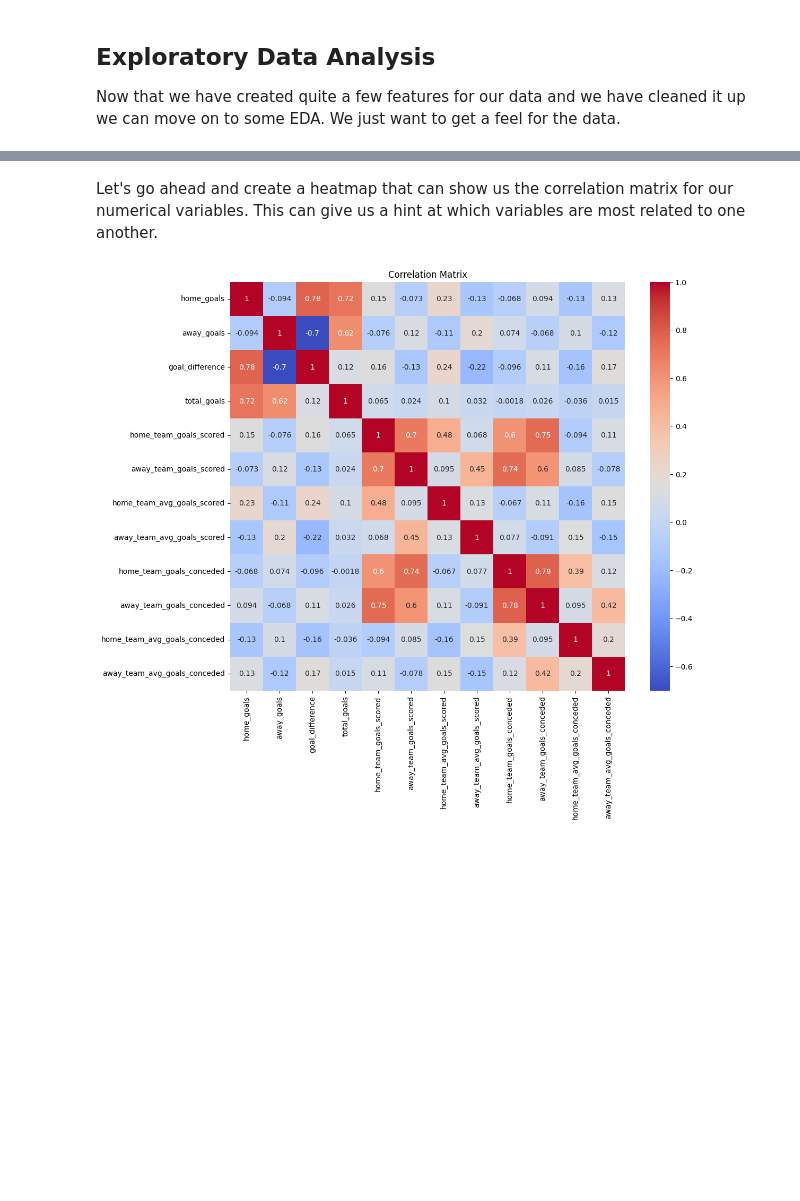
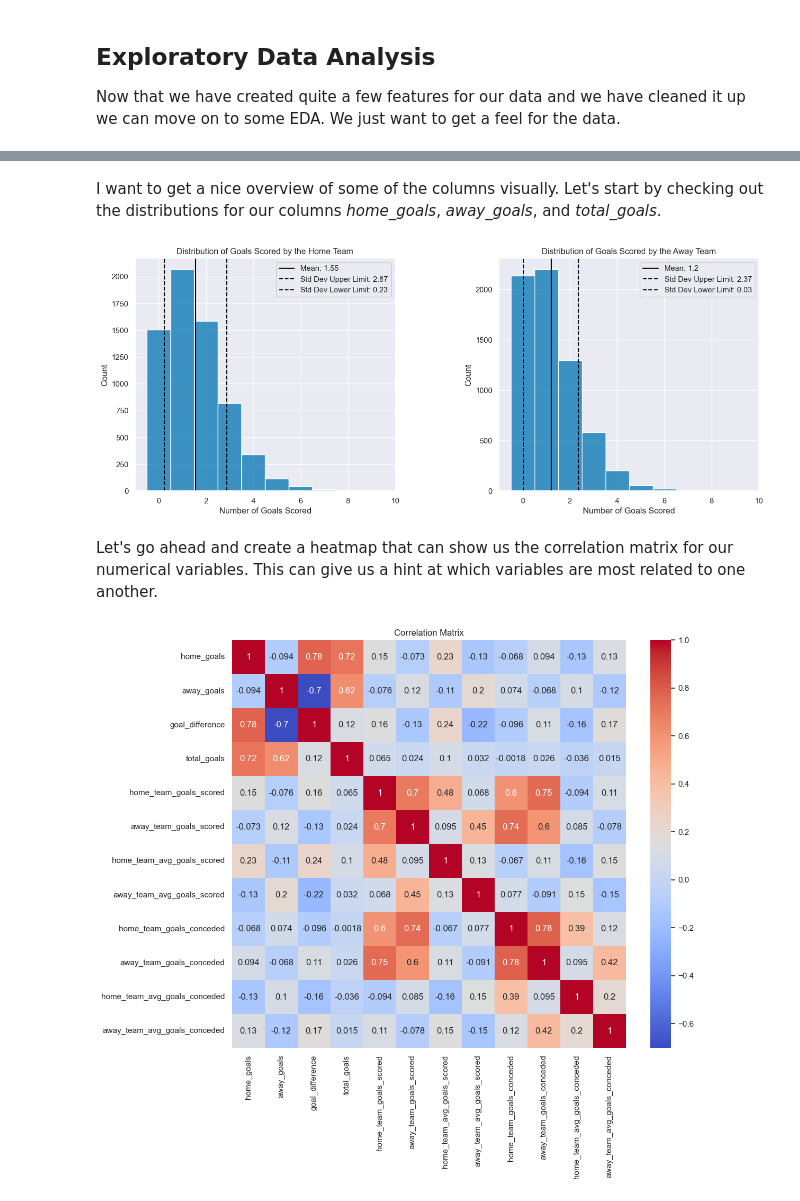
Before and after one commit to AlexHunter89/Premier-League-Data-Analysis, a Jupyter notebook: prem_league_analysis_notebook.ipynb, the cells around one changed output, grey strips where cells are left out. Drawn from its saved outputs; the diff is of its cells as text; code cells hidden in the pictures; blank space fills up the shorter version.

```diff
--- a/prem_league_analysis_notebook.ipynb
+++ b/prem_league_analysis_notebook.ipynb
@@ -9,6 +9,7 @@ import numpy as np
 import pandas as pd
 from matplotlib import pyplot as plt
 import seaborn as sns
+sns.set_theme()
 # %% [markdown]
 Next, we will go ahead and import the data from our csv file into a Pandas DataFrame
 # %%
@@ -388,6 +389,52 @@ results_df.describe(include='all')
 | 50% | NaN | NaN | 1.000000 | 1.000000 | NaN | 0.000000 | 3.000000 | NaN | ... |
 | 75% | NaN | NaN | 2.000000 | 2.000000 | NaN | 1.000000 | 4.000000 | NaN | ... |
 | max | NaN | NaN | 9.000000 | 9.000000 | NaN | 9.000000 | 11.000000 | NaN | ... |
+# %% [markdown]
+I want to get a nice overview of some of the columns visually. Let's start by checking out the distributions for our columns *home_goals*, *away_goals*, and *total_goals*.
+# %%
+home_goals_mean = results_df.home_goals.mean()
+home_goals_mean = round(home_goals_mean, 2)
+
+away_goals_mean = results_df.away_goals.mean()
+away_goals_mean = round(away_goals_mean, 2)
+
+home_goals_std_dev = results_df.home_goals.std()
+home_goals_std_dev = round(home_goals_std_dev, 2)
+home_upper_limit = round((home_goals_std_dev + home_goals_mean), 2)
+home_lower_limit = round((home_goals_mean - home_goals_std_dev), 2)
+
+away_goals_std_dev = results_df.away_goals.std()
+away_goals_std_dev = round(away_goals_std_dev, 2)
+away_upper_limit = round((away_goals_mean + away_goals_std_dev), 2)
+away_lower_limit = round((away_goals_mean - away_goals_std_dev), 2)
+
+plt.figure(figsize=(16, 6))
+
+plt.subplot(1, 2, 1)
+sns.set_palette('colorblind')
+sns.histplot(x='home_goals', data=results_df, discrete=True)
+plt.axvline(home_goals_mean, color='black', label=f'Mean: {home_goals_mean}')
+plt.axvline(home_upper_limit, color='black', linestyle='--', label=f'Std Dev Upper Limit: {home_upper_limit}')
+plt.axvline(home_lower_limit, color='black', linestyle='--', label=f'Std Dev Lower Limit: {home_lower_limit}')
+plt.xlabel('Number of Goals Scored')
+plt.title("Distribution of Goals Scored by the Home Team")
+plt.legend()
+
+plt.subplot(1, 2, 2)
+sns.set_palette('colorblind')
+sns.histplot(x='away_goals', data=results_df, discrete=True)
+plt.axvline(away_goals_mean, color='black', label=f'Mean: {away_goals_mean}')
+plt.axvline(away_upper_limit, color='black', linestyle='--', label=f'Std Dev Upper Limit: {away_upper_limit}')
+plt.axvline(away_lower_limit, color='black', linestyle='--', label=f'Std Dev Lower Limit: {away_lower_limit}')
+plt.xlabel('Number of Goals Scored')
+plt.title("Distribution of Goals Scored by the Away Team")
+plt.legend()
+
+plt.subplots_adjust(wspace=0.4)
+
+plt.show()
+# %% [output]
+[figure, added]
 # %% [markdown]
 Let's go ahead and create a heatmap that can show us the correlation matrix for our numerical variables. This can give us a hint at which variables are most related to one another.
 # %%
@@ -400,4 +447,4 @@ sns.heatmap(correlation_matrix, annot=True, cmap='coolwarm')
 plt.title("Correlation Matrix")
 plt.show()
 # %% [output]
-[figure, old version]
+[figure, new version]
```
